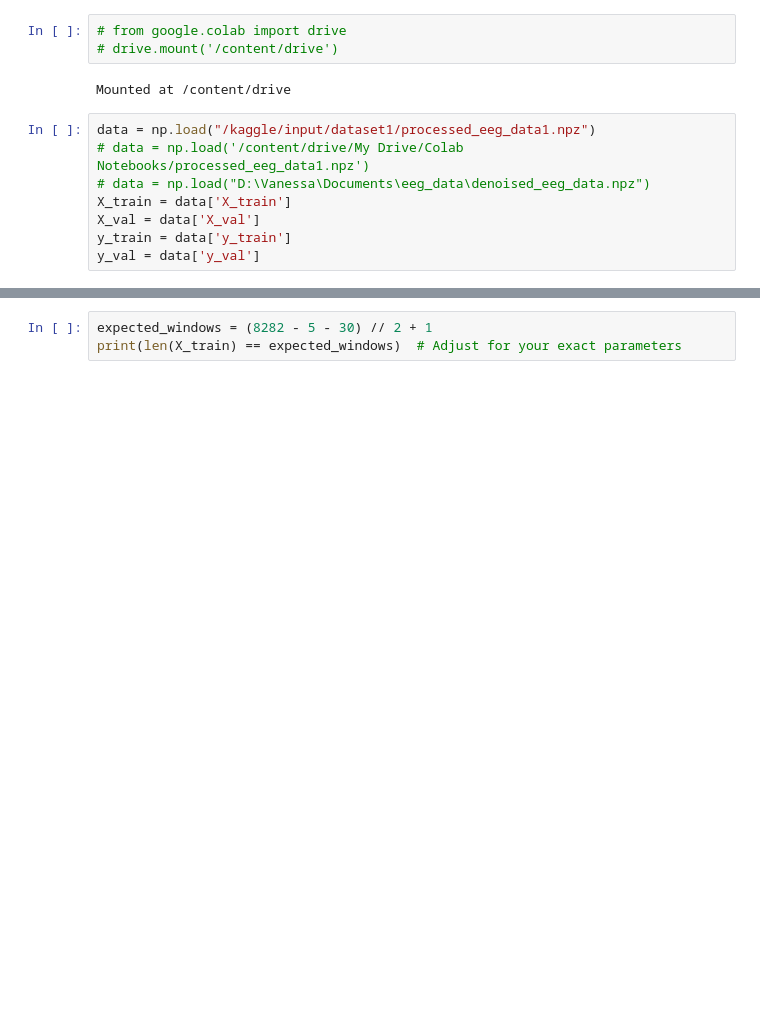
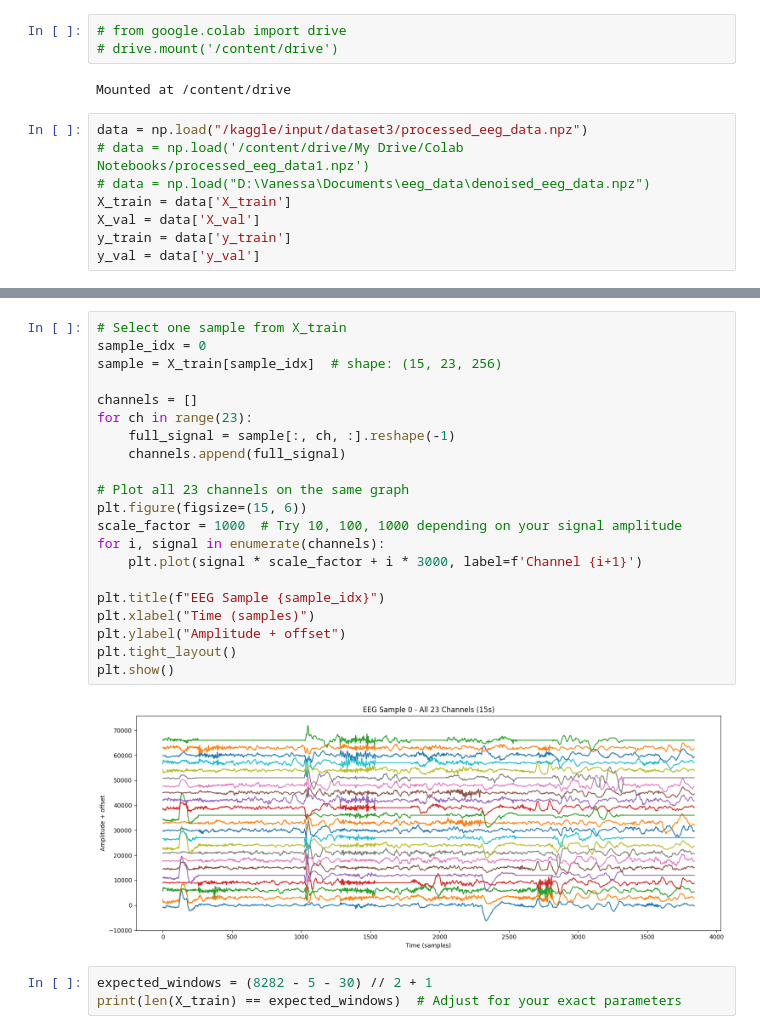
Before and after one commit to Dawnrunes415/EEG-data-classification, a Jupyter notebook: primary-model.ipynb, the cells around one changed output, grey strips where cells are left out. Cells and saved outputs as stored; diff of their text form; blank space fills up the shorter version.

```diff
--- a/primary-model.ipynb
+++ b/primary-model.ipynb
@@ -17,7 +17,7 @@ from sklearn.metrics import f1_score, roc_auc_score
 # %% [output]
 Mounted at /content/drive
 # %%
-data = np.load("/kaggle/input/dataset1/processed_eeg_data1.npz")
+data = np.load("/kaggle/input/dataset3/processed_eeg_data.npz")
 # data = np.load('/content/drive/My Drive/Colab Notebooks/processed_eeg_data1.npz')
 # data = np.load("D:\Vanessa\Documents\eeg_data\denoised_eeg_data.npz")
 X_train = data['X_train']
@@ -43,3 +72,26 @@ Val seizure %: 17.91%
+# %%
+# Select one sample from X_train
+sample_idx = 0
+sample = X_train[sample_idx]  # shape: (15, 23, 256)
+
+channels = []
+for ch in range(23):
+    full_signal = sample[:, ch, :].reshape(-1)
+    channels.append(full_signal)
+
+# Plot all 23 channels on the same graph
+plt.figure(figsize=(15, 6))
+scale_factor = 1000  # Try 10, 100, 1000 depending on your signal amplitude
+for i, signal in enumerate(channels):
+    plt.plot(signal * scale_factor + i * 3000, label=f'Channel {i+1}')
+
+plt.title(f"EEG Sample {sample_idx}")
+plt.xlabel("Time (samples)")
+plt.ylabel("Amplitude + offset")
+plt.tight_layout()
+plt.show()
+# %% [output]
+[figure, added]
 # %%
 expected_windows = (8282 - 5 - 30) // 2 + 1
 print(len(X_train) == expected_windows)  # Adjust for your exact parameters
```
Also changed, not shown: parts of 34 cells of this notebook, 1 other file.
